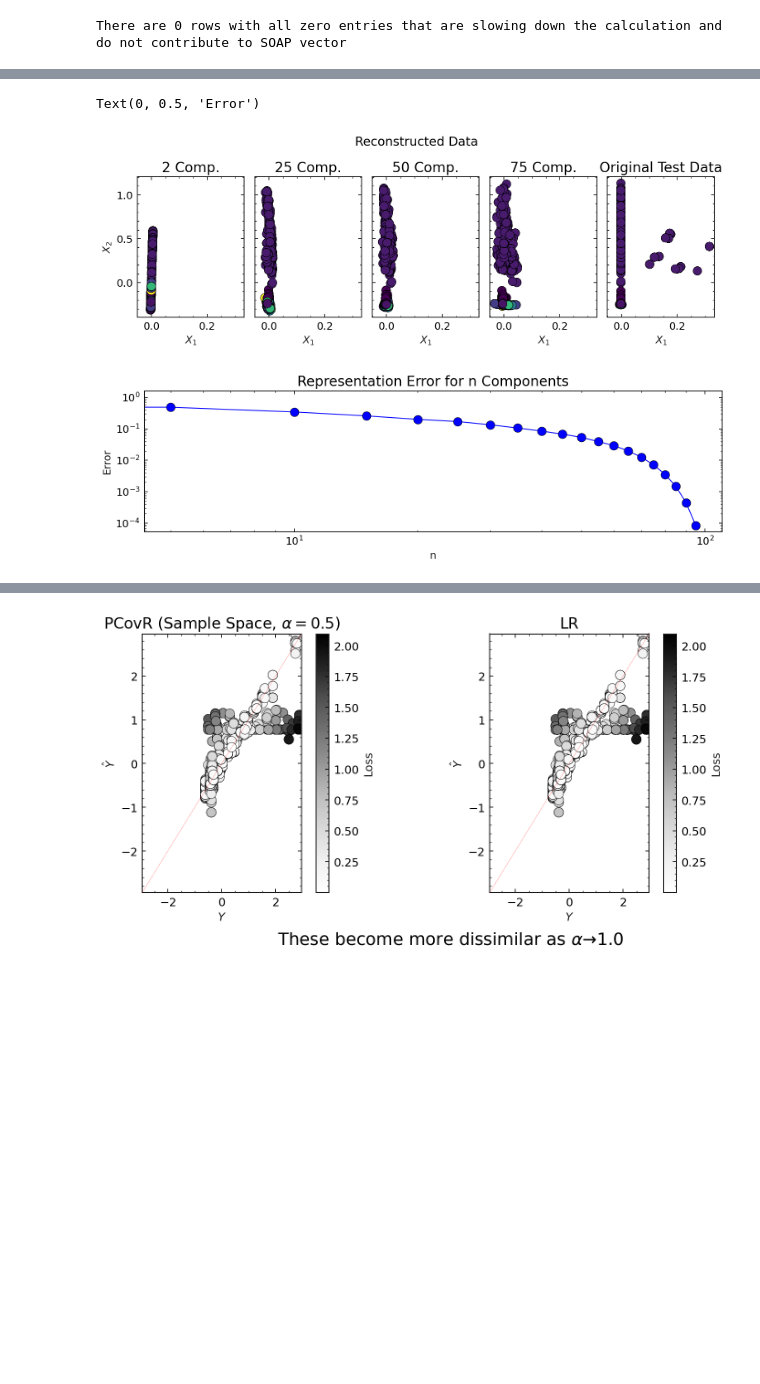
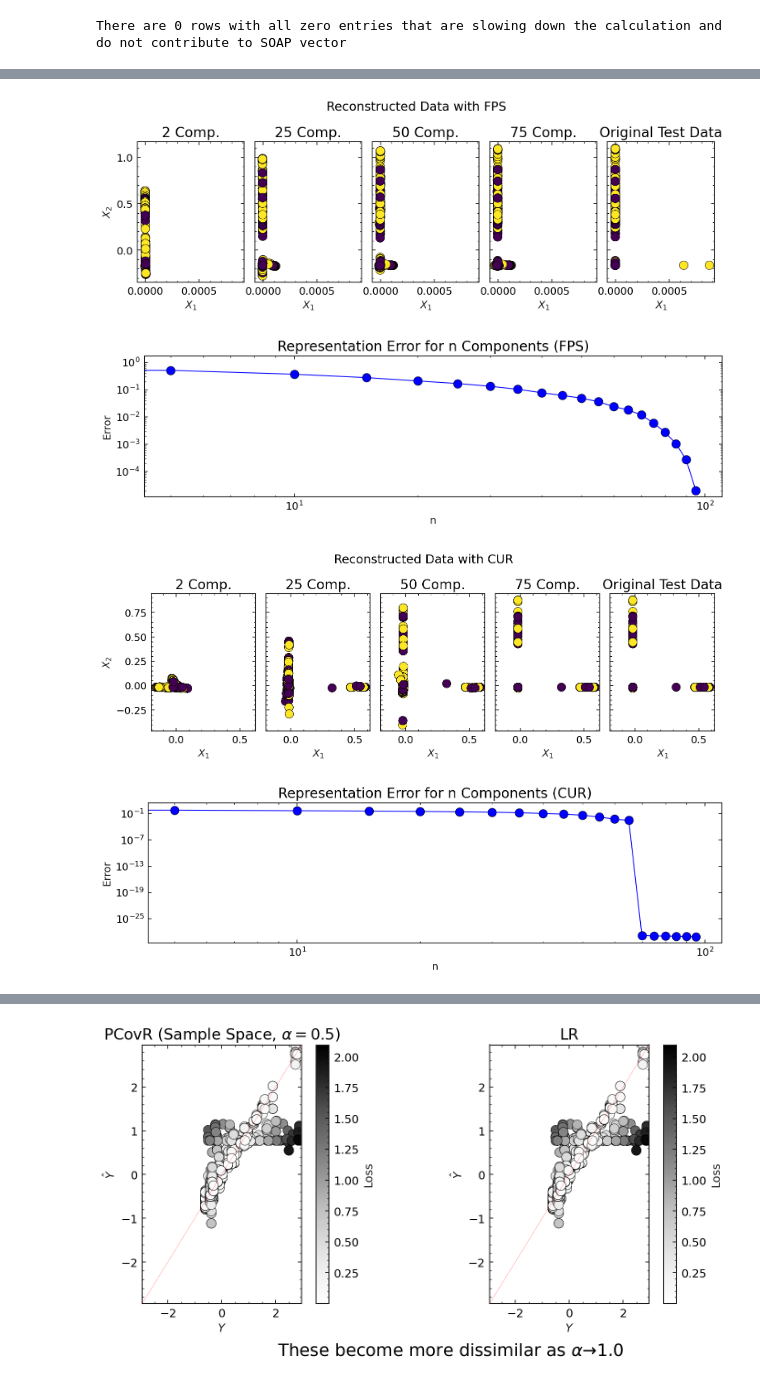
Before and after one commit to epfl-theos/r4-project, a Jupyter notebook: PCA.ipynb, the cells around one changed output, grey strips where cells are left out. Drawn from its saved outputs; the diff is of its cells as text; code cells hidden in the pictures; blank space fills up the shorter version.

```diff
--- a/PCA.ipynb
+++ b/PCA.ipynb
@@ -391,46 +292,92 @@ table_from_dict([get_stats(x=X_train, y=Y_train, t=T, xr=X_PCA),
 # %%
-trials = range(X_test.shape[1])[::5]
+trials1 = range(X1_test.shape[1])[::5]
+trials2 = range(X2_test.shape[1])[::5]
 
 n_plot = 4
 fsize = (3 * n_plot, 3)
 
 fig, ax = plt.subplots(1, n_plot + 1, figsize=fsize, sharex=True, sharey=True)
 
-for i, n in enumerate(trials[:: int(len(trials) / n_plot)]):
+for i, n in enumerate(trials1[:: int(len(trials1) / n_plot)]):
     n = max(n, 2)
-    PXT = U_C[:, :n]
-    PTX = PXT.T
+    PXT1 = U_C1[:, :n]
+    PTX1 = PXT1.T
 
-    X_r = X_test @ PXT @ PTX
+    X1_r = X1_test @ PXT1 @ PTX1
 
-    ax[i].scatter(X_r[:, 0], X_r[:, 1], c=Y_test[:, 0], linewidth=0.5, edgecolor="k")
+    ax[i].scatter(X1_r[:, 0], X1_r[:, 1], c=Y_test[:, 0], linewidth=0.5, edgecolor="k")
     ax[i].set_title(f"{n} Comp.")
     ax[i].set_xlabel(r"$X_1$")
 
-ax[-1].scatter(X_test[:, 0], X_test[:, 1], c=Y_test[:, 0], linewidth=0.5, edgecolor="k")
+ax[-1].scatter(X1_test[:, 0], X1_test[:, 1], c=Y_test[:, 0], linewidth=0.5, edgecolor="k")
 ax[-1].set_title("Original Test Data")
 ax[-1].set_xlabel(r"$X_1$")
 ax[0].set_ylabel(r"$X_2$")
 
-fig.suptitle("Reconstructed Data", y=1.1)
+fig.suptitle("Reconstructed Data with FPS", y=1.1)
 fig.subplots_adjust(wspace=0.1)
 
 plt.figure(figsize=fsize)
 plt.loglog(
-    trials,
+    trials1,
     [
-        ((X_test - X_test @ U_C[:, 0:n] @ U_C[:, :n].T) ** 2).mean(axis=0).sum()
-        for n in trials
+        ((X1_test - X1_test @ U_C1[:, 0:n] @ U_C1[:, :n].T) ** 2).mean(axis=0).sum()
+        for n in trials1
     ],
     "b-",
     marker="o",
 )
-plt.title(r"Representation Error for n Components")
+plt.title(r"Representation Error for n Components (FPS)")
 plt.xlabel("n")
 plt.ylabel("Error")
+plt.show()
+plt.close()
+
+
+
+n_plot = 4
+fsize = (3 * n_plot, 3)
+
+fig, ax = plt.subplots(1, n_plot + 1, figsize=fsize, sharex=True, sharey=True)
+
+for i, n in enumerate(trials2[:: int(len(trials2) / n_plot)]):
+    n = max(n, 2)
+    PXT2 = U_C2[:, :n]
+    PTX2 = PXT2.T
+
+    X2_r = X2_test @ PXT2 @ PTX2
+
+    ax[i].scatter(X2_r[:, 0], X2_r[:, 1], c=Y_test[:, 0], linewidth=0.5, edgecolor="k")
+    ax[i].set_title(f"{n} Comp.")
+    ax[i].set_xlabel(r"$X_1$")
+
+ax[-1].scatter(X2_test[:, 0], X2_test[:, 1], c=Y_test[:, 0], linewidth=0.5, edgecolor="k")
+ax[-1].set_title("Original Test Data")
+ax[-1].set_xlabel(r"$X_1$")
+ax[0].set_ylabel(r"$X_2$")
+
+fig.suptitle("Reconstructed Data with CUR", y=1.1)
+fig.subplots_adjust(wspace=0.1)
+
+plt.figure(figsize=fsize)
+plt.loglog(
+    trials2,
+    [
+        ((X2_test - X2_test @ U_C2[:, 0:n] @ U_C2[:, :n].T) ** 2).mean(axis=0).sum()
+        for n in trials2
+    ],
+    "b-",
+    marker="o",
+)
+plt.title(r"Representation Error for n Components (CUR)")
+plt.xlabel("n")
+plt.ylabel("Error")
+plt.show()
+plt.close()
 # %% [output]
-Text(0, 0.5, 'Error')
-[figure, old version]
+[figure, new version]
-[figure, old version]
+[figure, new version]
+[figure, added]
+[figure, added]
 # %%
 regularization = 1e-6
```
Also changed, not shown: parts of 19 cells of this notebook, 2 other files.
